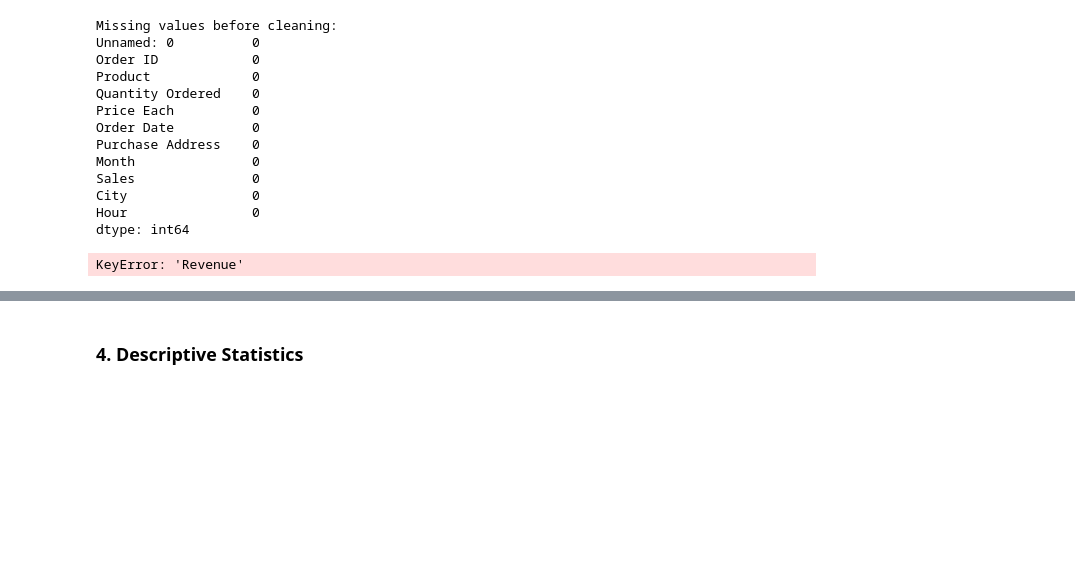
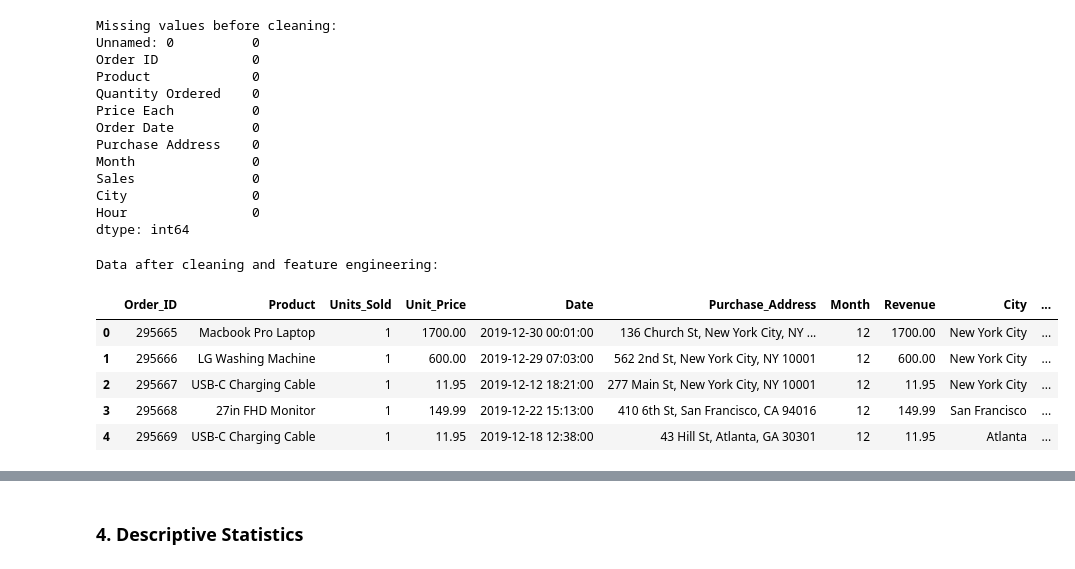
Before and after one commit to Altash8512/python-sales-analysis, a Jupyter notebook: sales_analysis.ipynb, the cells around one changed output, grey strips where cells are left out. Drawn from its saved outputs; the diff is of its cells as text; code cells hidden in the pictures; blank space fills up the shorter version.

```diff
--- a/sales_analysis.ipynb
+++ b/sales_analysis.ipynb
@@ -75,17 +75,68 @@ Sales               0
 City                0
 Hour                0
 dtype: int64
-# %%
-# Handle missing values
-# For 'Revenue' and 'Profit', we can fill with the median or recalculate if possible.
-# Let's fill with the median for simplicity.
-df['Revenue'].fillna(df['Revenue'].median(), inplace=True)
-df['Profit'].fillna(df['Profit'].median(), inplace=True)
-
-print("\nMissing values after cleaning:")
-print(df.isnull().sum())
-# %% [output]
-KeyError: 'Revenue'
+# %%
+# Drop the 'Unnamed: 0' column as it's just an index
+if 'Unnamed: 0' in df.columns:
+    df.drop('Unnamed: 0', axis=1, inplace=True)
+
+# Standardize column names for consistency (strip spaces, convert to snake_case)
+df.columns = df.columns.str.strip().str.replace(' ', '_')
+
+# Rename columns to be more descriptive and match the dashboard
+rename_dict = {
+    'Order_Date': 'Date',
+    'Quantity_Ordered': 'Units_Sold',
+    'Price_Each': 'Unit_Price',
+    'Sales': 'Revenue'
+}
+df.rename(columns=rename_dict, inplace=True)
+
+# --- Feature Engineering ---
+# Create 'Cost' and 'Profit' columns. We'll assume a constant cost margin for this example.
+# In a real-world scenario, you would have actual cost data.
+# Let's assume Cost is 70% of Revenue for demonstration.
+df['Cost'] = df['Revenue'] * 0.70
+df['Profit'] = df['Revenue'] - df['Cost']
+
+# --- Correctly extract City for Region mapping ---
+df['City_Name'] = df['Purchase_Address'].apply(lambda x: x.split(',')[1].strip())
+
+# Create 'Category' and 'Region' from existing columns (example logic)
+def get_region(city):
+    if city in ['New York City', 'Boston']:
+        return 'East'
+    elif city in ['San Francisco', 'Los Angeles']:
+        return 'West'
+    elif city in ['Dallas', 'Atlanta']:
+        return 'South'
+    elif city in ['Seattle', 'Portland']:
+        return 'North'
+    else:
+        return 'Central'
+df['Region'] = df['City_Name'].apply(get_region)
+
+def get_category(product):
+    if any(p in product for p in ['Laptop', 'Monitor', 'PC']):
+        return 'Electronics'
+    elif any(p in product for p in ['iPhone', 'Phone']):
+        return 'Mobile'
+    elif any(p in product for p in ['Cable', 'Headphones', 'Wired', 'Charger', 'Machine']):
+        return 'Accessories'
+    else:
+        return 'Other'
+df['Category'] = df['Product'].apply(get_category)
+
+print("Data after cleaning and feature engineering:")
+df.head()
+# %% [output]
+Data after cleaning and feature engineering:
+|  | Order_ID | Product | Units_Sold | Unit_Price | Date | Purchase_Address | Month | Revenue | City | ... |
+| 0 | 295665 | Macbook Pro Laptop | 1 | 1700.00 | 2019-12-30 00:01:00 | 136 Church St, New York City, NY ... | 12 | 1700.00 | New York City | ... |
+| 1 | 295666 | LG Washing Machine | 1 | 600.00 | 2019-12-29 07:03:00 | 562 2nd St, New York City, NY 10001 | 12 | 600.00 | New York City | ... |
+| 2 | 295667 | USB-C Charging Cable | 1 | 11.95 | 2019-12-12 18:21:00 | 277 Main St, New York City, NY 10001 | 12 | 11.95 | New York City | ... |
+| 3 | 295668 | 27in FHD Monitor | 1 | 149.99 | 2019-12-22 15:13:00 | 410 6th St, San Francisco, CA 94016 | 12 | 149.99 | San Francisco | ... |
+| 4 | 295669 | USB-C Charging Cable | 1 | 11.95 | 2019-12-18 12:38:00 | 43 Hill St, Atlanta, GA 30301 | 12 | 11.95 | Atlanta | ... |
 # %%
 # Check for duplicate rows
 print(f"\nNumber of duplicate rows: {df.duplicated().sum()}")
```
Also changed, not shown: parts of 13 cells of this notebook, 1 other file.
